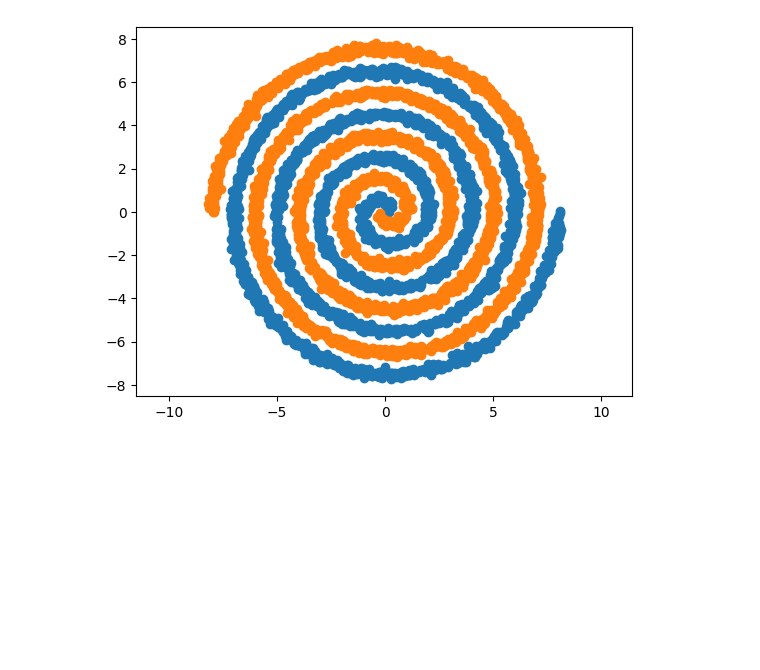
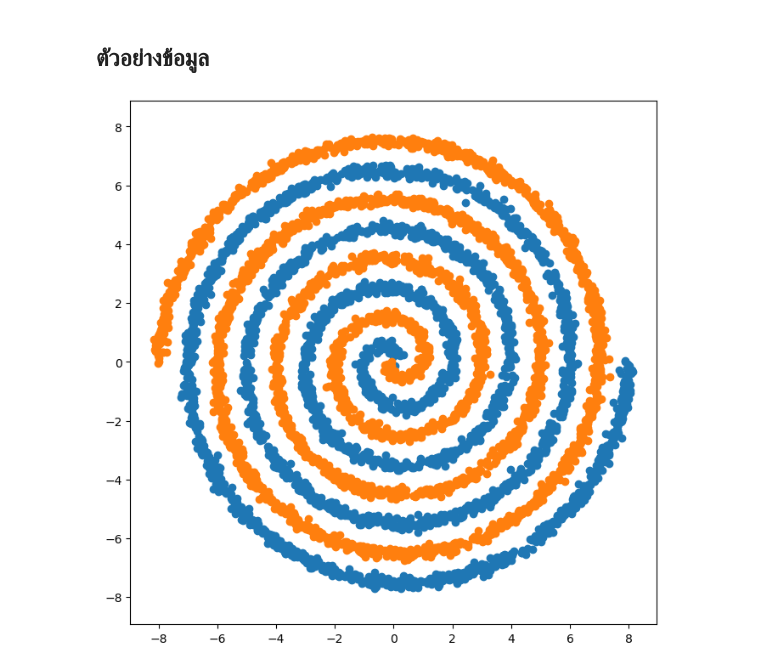
Before and after one commit to AndewNN/WitCom_DL, a Jupyter notebook: spiral.ipynb, the cells around one changed output. Drawn from its saved outputs; the diff is of its cells as text; code cells hidden in the pictures; blank space fills up the shorter version.

Commit message:
feat: add spiral.ipynb annotation and simplifies the code

```diff
--- a/spiral.ipynb
+++ b/spiral.ipynb
@@ -9,27 +19,30 @@ from tqdm import tqdm
+# %% [markdown]
+## ตัวอย่างข้อมูล
 # %%
-R = 8
-N = 3000
+R = 8       # Spiral radius
+N = 3000    # Data points
 
 positive_r = np.random.triangular(0, R, R, N)
 negative_r = np.random.triangular(0, R, R, N)
 
 positive_x = positive_r * np.cos(positive_r * np.pi) + np.random.normal(0, 0.1, len(positive_r))
 positive_y = positive_r * np.sin(positive_r * np.pi) + np.random.normal(0, 0.1, len(positive_r))
 negative_x = -negative_r * np.cos(negative_r * np.pi) + np.random.normal(0, 0.1, len(negative_r))
 negative_y = -negative_r * np.sin(negative_r * np.pi) + np.random.normal(0, 0.1, len(negative_r))
 
 positive_label = np.ones_like(positive_x)
 negative_label = np.zeros_like(negative_x)
 
 positive_pos = np.stack((positive_x, positive_y), axis=1)
 negative_pos = np.stack((negative_x, negative_y), axis=1)
 
 spiral_X = np.concatenate((positive_pos, negative_pos), axis=0)
 spiral_Y = np.concatenate((positive_label, negative_label), axis=0)
 
+plt.figure(figsize=(8, 8))
 plt.scatter(positive_pos[:, 0], positive_pos[:, 1])
 plt.scatter(negative_pos[:, 0], negative_pos[:, 1])
 plt.axis('equal')
 plt.show()
 # %% [output]
-[figure, old version]
+[figure, new version]
```
Also changed, not shown: parts of 32 cells of this notebook.
